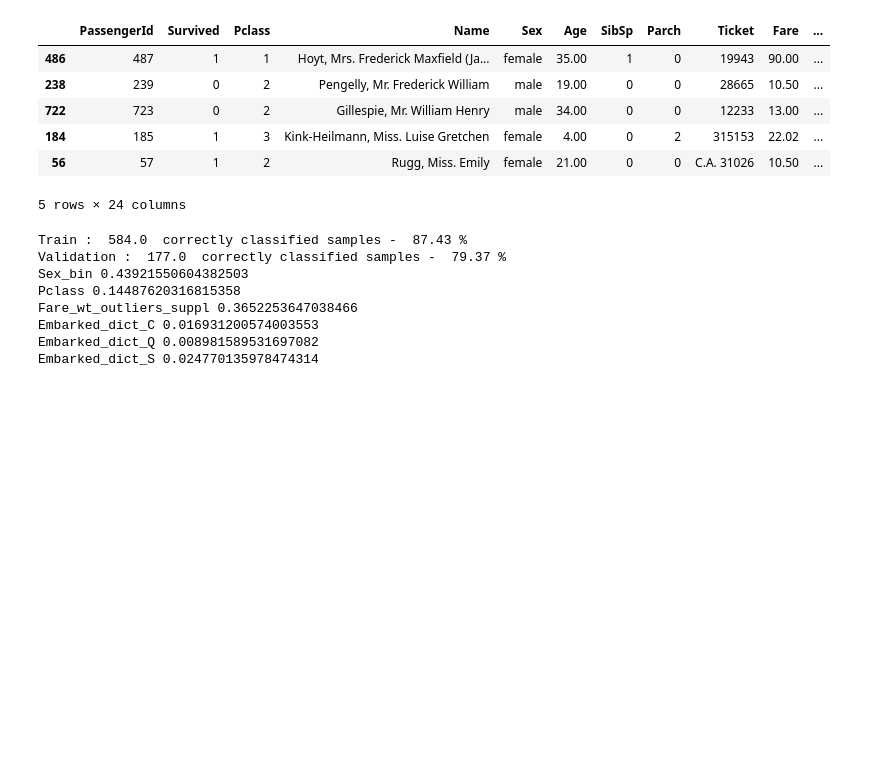
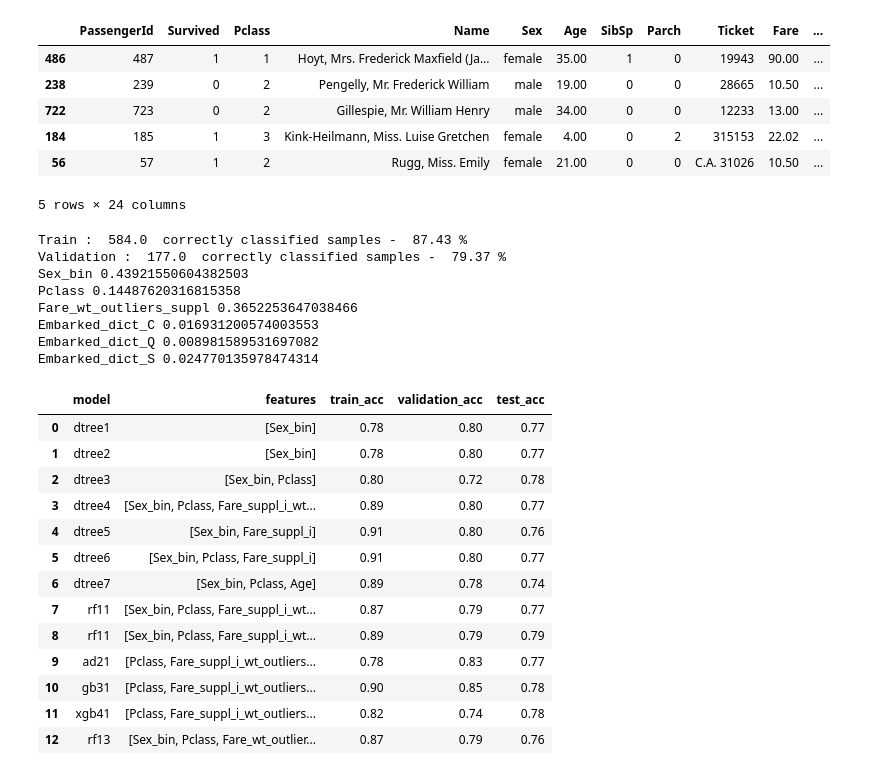
Before and after one commit to katarzynafurmanska/kaggle-titanic, a Jupyter notebook: src/run.ipynb, the cells around one changed output. Drawn from its saved outputs; the diff is of its cells as text; code cells hidden in the pictures; blank space fills up the shorter version.

```diff
--- a/src/run.ipynb
+++ b/src/run.ipynb
@@ -1103,3 +1132,20 @@ Fare_wt_outliers_suppl 0.3652253647038466
 Embarked_dict_C 0.016931200574003553
 Embarked_dict_Q 0.008981589531697082
 Embarked_dict_S 0.024770135978474314
+# %%
+accuracy_results
+# %% [output]
+|  | model | features | train_acc | validation_acc | test_acc |
+| 0 | dtree1 | [Sex_bin] | 0.78 | 0.80 | 0.77 |
+| 1 | dtree2 | [Sex_bin] | 0.78 | 0.80 | 0.77 |
+| 2 | dtree3 | [Sex_bin, Pclass] | 0.80 | 0.72 | 0.78 |
+| 3 | dtree4 | [Sex_bin, Pclass, Fare_suppl_i_wt... | 0.89 | 0.80 | 0.77 |
+| 4 | dtree5 | [Sex_bin, Fare_suppl_i] | 0.91 | 0.80 | 0.76 |
+| 5 | dtree6 | [Sex_bin, Pclass, Fare_suppl_i] | 0.91 | 0.80 | 0.77 |
+| 6 | dtree7 | [Sex_bin, Pclass, Age] | 0.89 | 0.78 | 0.74 |
+| 7 | rf11 | [Sex_bin, Pclass, Fare_suppl_i_wt... | 0.87 | 0.79 | 0.77 |
+| 8 | rf11 | [Sex_bin, Pclass, Fare_suppl_i_wt... | 0.89 | 0.79 | 0.79 |
+| 9 | ad21 | [Pclass, Fare_suppl_i_wt_outliers... | 0.78 | 0.83 | 0.77 |
+| 10 | gb31 | [Pclass, Fare_suppl_i_wt_outliers... | 0.90 | 0.85 | 0.78 |
+| 11 | xgb41 | [Pclass, Fare_suppl_i_wt_outliers... | 0.82 | 0.74 | 0.78 |
+| 12 | rf13 | [Sex_bin, Pclass, Fare_wt_outlier... | 0.87 | 0.79 | 0.76 |
```
Also changed, not shown: parts of 12 cells of this notebook.
